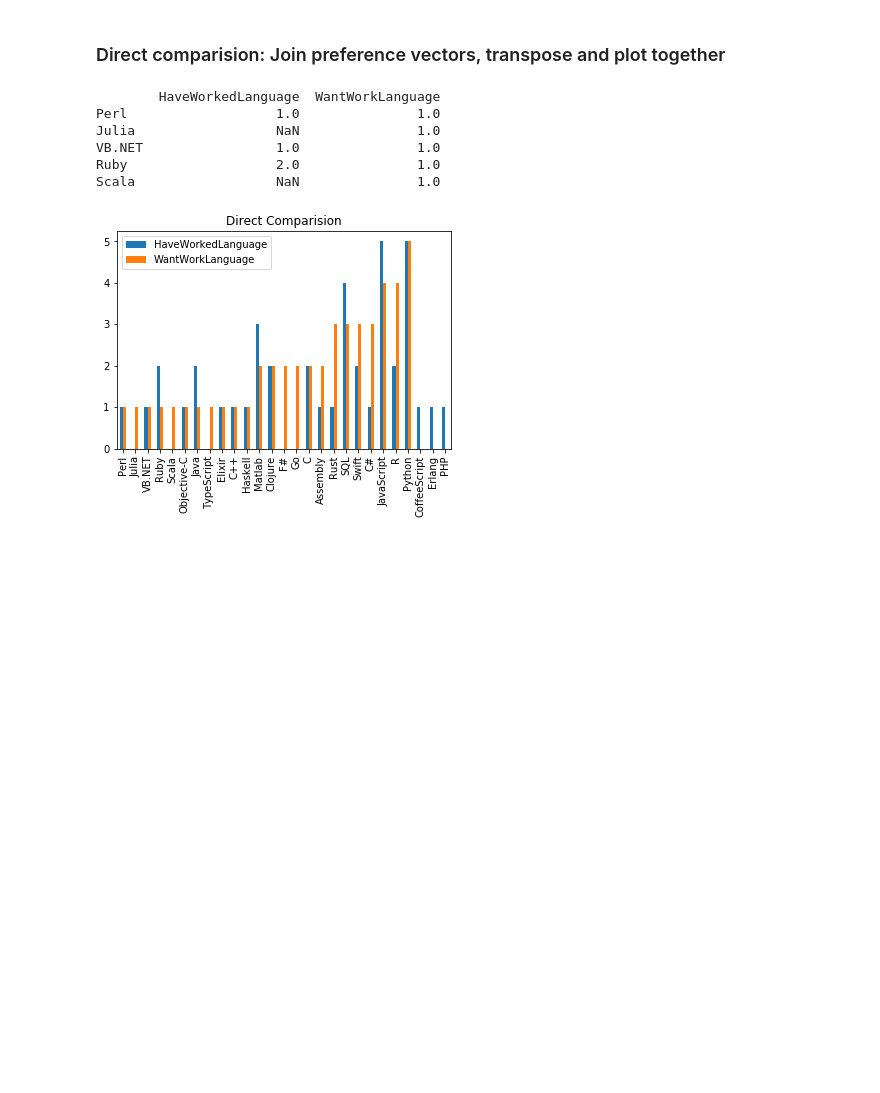
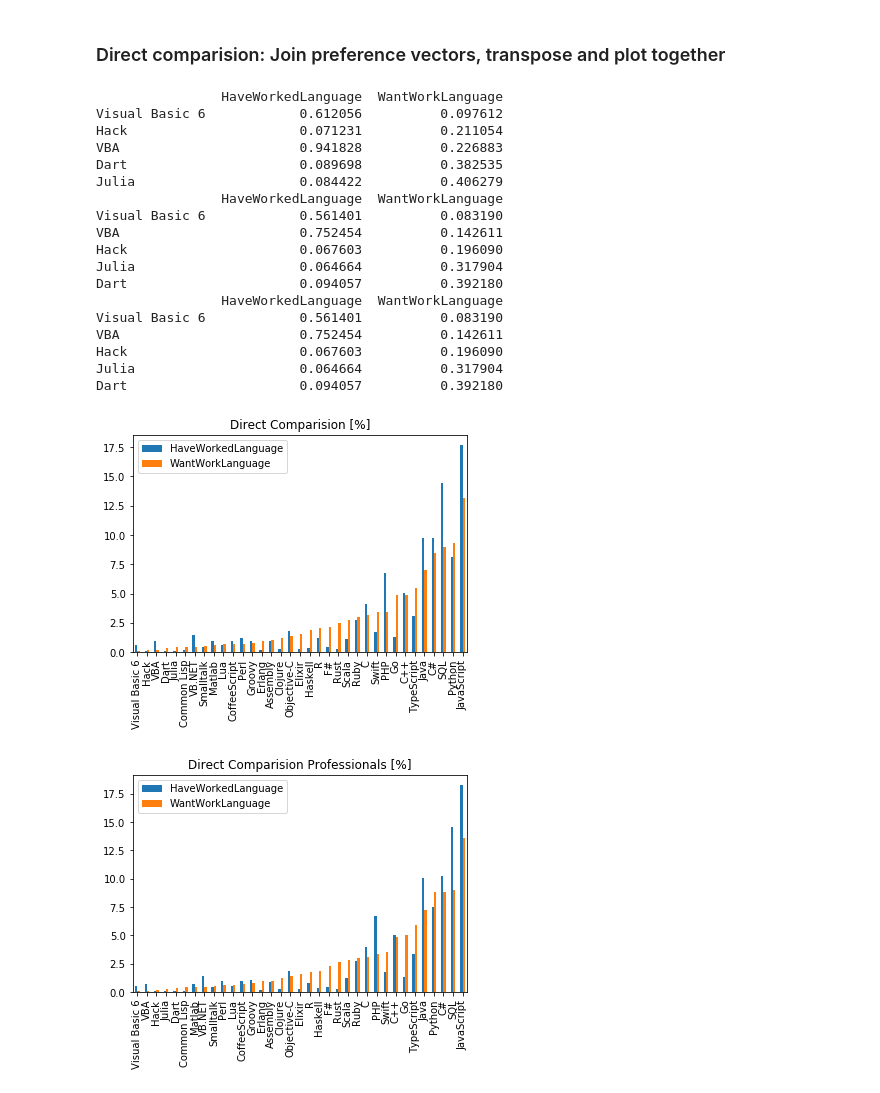
Before and after one commit to ubiquarum66/UdacityReportsDSND, a Jupyter notebook: udacity_dsnd_report1.ipynb, the cells around one changed output. Cells and saved outputs as stored; diff of their text form; code cells hidden in the pictures; blank space fills up the shorter version.

```diff
--- a/udacity_dsnd_report1.ipynb
+++ b/udacity_dsnd_report1.ipynb
@@ -15,9 +15,9 @@ import seaborn as sns
 %matplotlib inline
 # %%
 
-#df = pd.read_csv('survey_results_public.csv')
+df = pd.read_csv('survey_results_public.csv')
 #shorter extract of data for debug purposes
-df = pd.read_csv('c.csv')
+#df = pd.read_csv('c.csv')
 schema = pd.read_csv('survey_results_schema.csv')
 
 df.head(3)
@@ -298,10 +346,21 @@ Name: HaveWorkedLanguage, dtype: int64
 # %%
+prosds = sds[sds.Professional == 'Professional developer']
+laysds = sds[sds.Professional != 'Professional developer']
+print(sds.columns,sds.shape[0],prosds.shape[0],laysds.shape[0])
+print ('=============================')
 # step by step demo:
 # apply value_counts and sort by language name -- later on for join operation
-nd = sds['WantWorkLanguage'].value_counts().sort_index()
+nd = sds['WantWorkLanguage'].value_counts().sort_index()/rds.shape[0]*100.
+prond = prosds['WantWorkLanguage'].value_counts().sort_index()/prosds.shape[0]*100.
+laynd = laysds['WantWorkLanguage'].value_counts().sort_index()/laysds.shape[0]*100.
 
 # apply value_counts and sort by value count  -- plot of preference
-((sds['WantWorkLanguage'].value_counts()).sort_values()).plot(kind="bar");
+((sds['WantWorkLanguage'].value_counts()).sort_values()/rds.shape[0]*100.).plot(kind="bar");
 plt.title("How many Change To Language");
 plt.savefig("kindofcountwishlang.png")
+
+# apply value_counts and sort by value count  -- plot of preference
+((prosds['WantWorkLanguage'].value_counts()).sort_values()/rds.shape[0]*100.).plot(kind="bar");
+plt.title("How many Change To Language Professionals");
+plt.savefig("kindofcountwishlangpro.png")
 # %% [output]
@@ -311,17 +374,56 @@ plt.savefig("kindofcountwishlang.png")
 # %%
 # due to sort_index, the indeizes of md and nd are the same and sorted together -- one common index in dataframe
 # then, sort for values of one column to create base of preference plot, and plot the other values over
 uf = pd.DataFrame([md,nd]).transpose().sort_values(['WantWorkLanguage'])
 print(uf.head(5))
+prouf = pd.DataFrame([promd,prond]).transpose().sort_values(['WantWorkLanguage'])
+print(prouf.head(5))
+layuf = pd.DataFrame([laymd,laynd]).transpose().sort_values(['WantWorkLanguage'])
+print(prouf.head(5))
 
 uf.plot(y=['HaveWorkedLanguage',  'WantWorkLanguage'], kind='bar')
-plt.title("Direct Comparision");
+plt.title("Direct Comparision [%]");
 plt.savefig("kindofcomparision.png")
+
+prouf.plot(y=['HaveWorkedLanguage',  'WantWorkLanguage'], kind='bar')
+plt.title("Direct Comparision Professionals [%]");
+plt.savefig("kindofcomparisionpro.png")
+
+layuf.plot(y=['HaveWorkedLanguage',  'WantWorkLanguage'], kind='bar')
+plt.title("Direct Comparision Non Professionals [%]");
+plt.savefig("kindofcomparisionlay.png")
+
+prouf['diff_Pro'] = prouf['WantWorkLanguage']-prouf['HaveWorkedLanguage']
+layuf['diff_NonPro'] = layuf['WantWorkLanguage']-layuf['HaveWorkedLanguage']
+
+
+layuf.plot(y=['diff_NonPro'], kind='bar')
+plt.title("Changes perhaps to expect [%]");
+plt.savefig("kindofchangeslay.png")
+
+prouf.plot(y=['diff_Pro'], kind='bar')
+plt.title("Changes perhaps to expect Professionals [%]");
+plt.savefig("kindofchangespro.png")
+
+plt
 # %% [output]
-        HaveWorkedLanguage  WantWorkLanguage
-Perl                   1.0               1.0
-Julia                  NaN               1.0
-VB.NET                 1.0               1.0
-Ruby                   2.0               1.0
-Scala                  NaN               1.0
+                HaveWorkedLanguage  WantWorkLanguage
+Visual Basic 6            0.612056          0.097612
+Hack                      0.071231          0.211054
+VBA                       0.941828          0.226883
+Dart                      0.089698          0.382535
+Julia                     0.084422          0.406279
+                HaveWorkedLanguage  WantWorkLanguage
+Visual Basic 6            0.561401          0.083190
+VBA                       0.752454          0.142611
+Hack                      0.067603          0.196090
+Julia                     0.064664          0.317904
+Dart                      0.094057          0.392180
+                HaveWorkedLanguage  WantWorkLanguage
+Visual Basic 6            0.561401          0.083190
+VBA                       0.752454          0.142611
+Hack                      0.067603          0.196090
+Julia                     0.064664          0.317904
+Dart                      0.094057          0.392180
-[figure, old version]
+[figure, new version]
+[figure, added]
```
Also changed, not shown: parts of 11 cells of this notebook, 2 other files.
